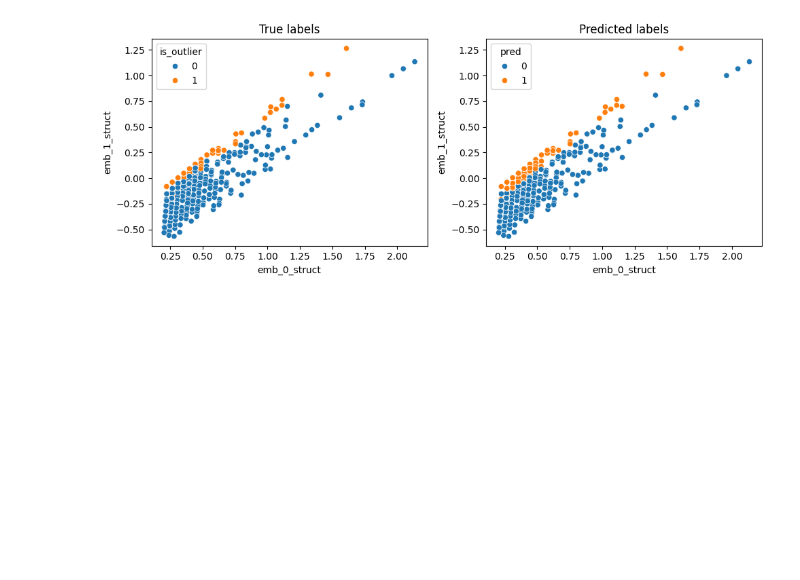
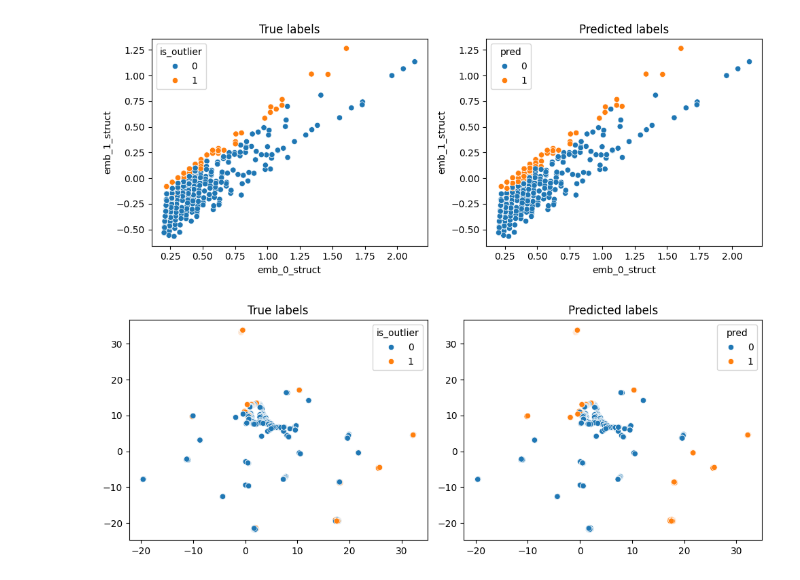
Before and after one commit to ashdehghan/NEExT, a Jupyter notebook: experiments/outlier_supervised.ipynb, the cells around one changed output. Cells and saved outputs as stored; diff of their text form; code cells hidden in the pictures; blank space fills up the shorter version.

```diff
--- a/experiments/outlier_supervised.ipynb
+++ b/experiments/outlier_supervised.ipynb
@@ -35,18 +35,12 @@ graph_collection = graph_io.load_from_dfs(
     graph_type="igraph",
     filter_largest_component=False,
 )
-subgraph_collection = EgonetCollection()
-subgraph_collection.create_egonets_from_graphs(
-    graph_collection=graph_collection,
-    egonet_target=graph_data["target"],
-    egonet_algorithm="k_hop_egonet",
-    skip_features=graph_data["skip_features"],
-    max_hop_length=k_hop,
-)
-structural_features, features = build_features(subgraph_collection, feature_vector_length=k_hop, feature_list=graph_data["feature_list"])
+egonet_collection = EgonetCollection(egonet_feature_target='is_outlier', skip_features=graph_data['skip_features'])
+egonet_collection.compute_k_hop_egonets(graph_collection, k_hop)
+structural_features, features = build_features(egonet_collection, feature_vector_length=k_hop, feature_list=graph_data["feature_list"])
 # %%
 embeddings = build_embeddings(
-    subgraph_collection,
+    egonet_collection,
     structural_features,
     features,
     strategy="structural_embeddings",
@@ -54,7 +48,7 @@ embeddings = build_embeddings(
     embeddings_algorithm="approx_wasserstein",
     # approx_wasserstein, wasserstein, sinkhornvectorizer
 )
-dataset = GraphDataset(subgraph_collection, embeddings, standardize=False)
+dataset = GraphDataset(egonet_collection, embeddings, standardize=False)
 # %%
 model = "lgbm"
 out_df, score = supervised_eval(model, ground_truth_df, dataset)
@@ -201,4 +189,20 @@ ax[1].set_title("Predicted labels")
 
 fig.tight_layout()
 # %% [output]
-[figure, old version]
+[figure, new version]
+# %%
+import umap
+
+reduced = umap.UMAP().fit_transform(embeddings.embeddings_df.iloc[:, 1:])
+
+fig, ax = plt.subplots(1, 2, figsize=(10, 4))
+
+sns.scatterplot(x=reduced[:, 0], y=reduced[:, 1], hue=ground_truth_df["is_outlier"], ax=ax[0])
+ax[0].set_title("True labels")
+
+sns.scatterplot(x=reduced[:, 0], y=reduced[:, 1], hue=out_df["pred"], ax=ax[1])
+ax[1].set_title("Predicted labels")
+
+fig.tight_layout()
+# %% [output]
+[figure, added]
```
Also changed, not shown: parts of 1 cell of this notebook, 5 other files.
